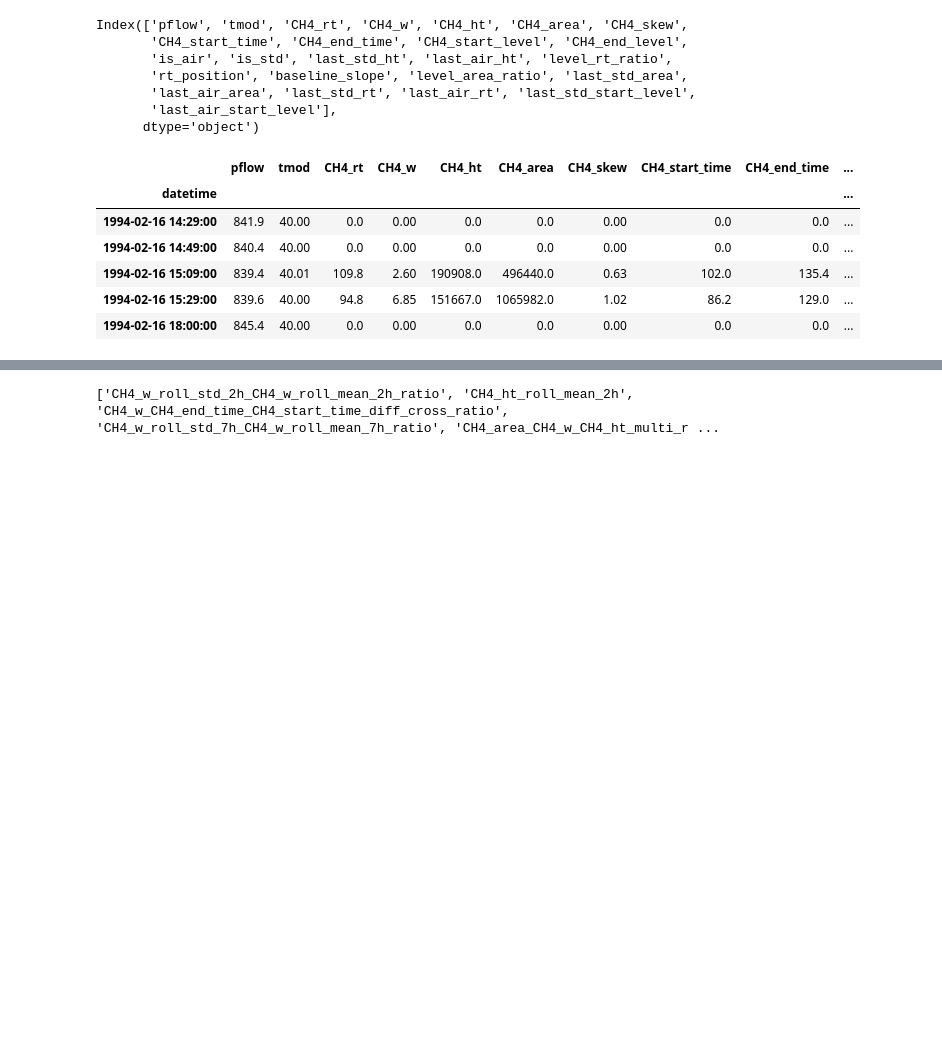
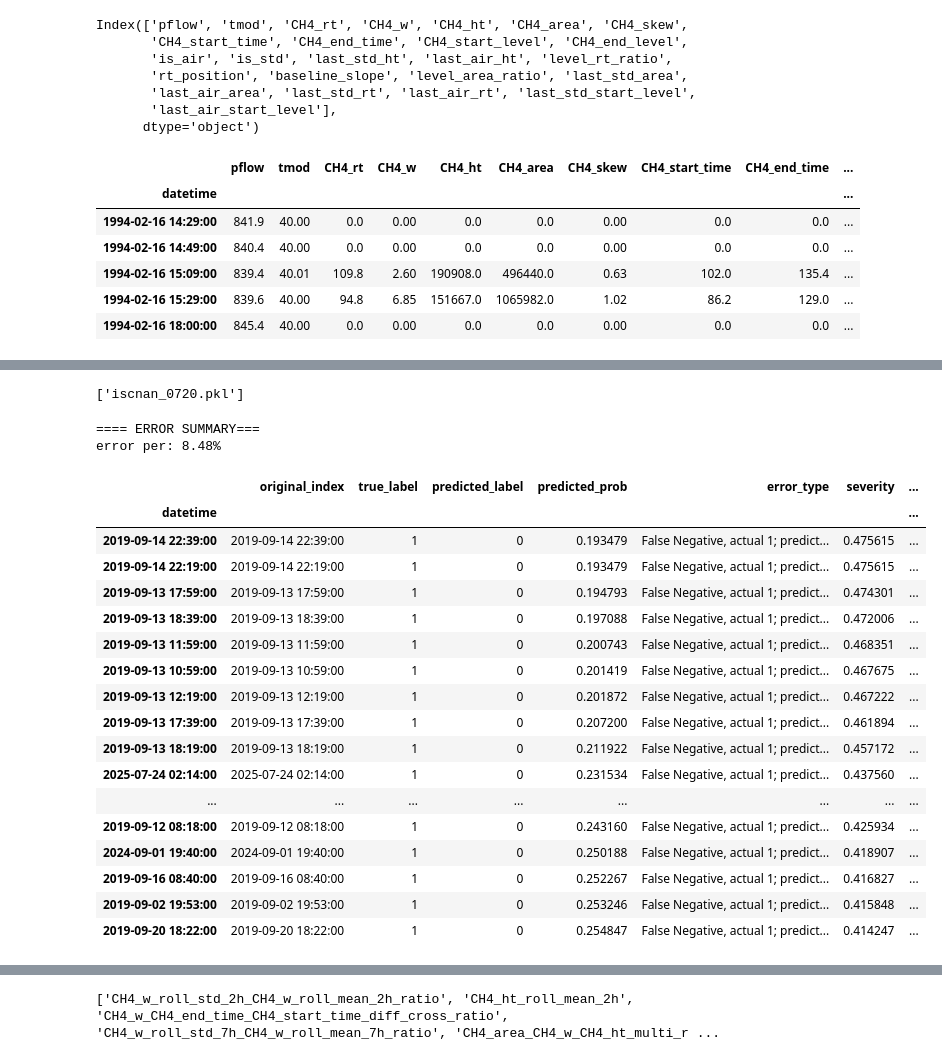
Before and after one commit to mcodcatyu/research_project, a Jupyter notebook: mhd/isnan_flag_all_v1.ipynb, the cells around one changed output, grey strips where cells are left out. Cells and saved outputs as stored; diff of their text form; code cells hidden in the pictures; blank space fills up the shorter version.

```diff
--- a/mhd/isnan_flag_all_v1.ipynb
+++ b/mhd/isnan_flag_all_v1.ipynb
@@ -566,0 +614,58 @@ All Done!
+# %%
+joblib.dump(grid.best_estimator_, 'iscnan_0720.pkl')
+# %% [output]
+['iscnan_0720.pkl']
+# %%
+best_threshold
+y_prob = grid.best_estimator_.predict_proba(X_test_final)[:, 1]
+y_proba_best = (y_prob >= best_threshold).astype(int)
+
+analysis_df = pd.DataFrame({
+    'original_index': X_test_final.index,
+    'true_label': y_test.values,
+    'predicted_label': y_proba_best,
+    'predicted_prob': y_prob
+}, index=X_test_final.index)
+
+errors_df = analysis_df[analysis_df['true_label'] != analysis_df['predicted_label']].copy()
+
+def error_type(row):
+    if row['true_label'] == 1 and row['predicted_label'] == 0:
+        return 'False Negative, actual 1; predicted 0'
+    elif row['true_label'] == 0 and row['predicted_label'] == 1:
+        return 'False Positive, actual 0; predicted 1'
+
+errors_df['error_type'] = errors_df.apply(error_type, axis=1)
+
+errors_df['severity'] = (errors_df['predicted_prob'] - best_threshold).abs()
+
+errors_df = errors_df.join(X_test_final)
+
+errors_df = errors_df.sort_values(by='severity', ascending=False)
+
+print('==== ERROR SUMMARY===')
+print(f'error per: {len(errors_df)/len(X_test_final):.2%}')
+
+#errors_df.to_csv('error_analysis_with_index.csv', index=True)
+errors_df.head(20)
+# %% [output]
+==== ERROR SUMMARY===
+error per: 8.48%
+|  | original_index | true_label | predicted_label | predicted_prob | error_type | severity | ... |
+| datetime |  |  |  |  |  |  | ... |
+| 2019-09-14 22:39:00 | 2019-09-14 22:39:00 | 1 | 0 | 0.193479 | False Negative, actual 1; predict... | 0.475615 | ... |
+| 2019-09-14 22:19:00 | 2019-09-14 22:19:00 | 1 | 0 | 0.193479 | False Negative, actual 1; predict... | 0.475615 | ... |
+| 2019-09-13 17:59:00 | 2019-09-13 17:59:00 | 1 | 0 | 0.194793 | False Negative, actual 1; predict... | 0.474301 | ... |
+| 2019-09-13 18:39:00 | 2019-09-13 18:39:00 | 1 | 0 | 0.197088 | False Negative, actual 1; predict... | 0.472006 | ... |
+| 2019-09-13 11:59:00 | 2019-09-13 11:59:00 | 1 | 0 | 0.200743 | False Negative, actual 1; predict... | 0.468351 | ... |
+| 2019-09-13 10:59:00 | 2019-09-13 10:59:00 | 1 | 0 | 0.201419 | False Negative, actual 1; predict... | 0.467675 | ... |
+| 2019-09-13 12:19:00 | 2019-09-13 12:19:00 | 1 | 0 | 0.201872 | False Negative, actual 1; predict... | 0.467222 | ... |
+| 2019-09-13 17:39:00 | 2019-09-13 17:39:00 | 1 | 0 | 0.207200 | False Negative, actual 1; predict... | 0.461894 | ... |
+| 2019-09-13 18:19:00 | 2019-09-13 18:19:00 | 1 | 0 | 0.211922 | False Negative, actual 1; predict... | 0.457172 | ... |
+| 2025-07-24 02:14:00 | 2025-07-24 02:14:00 | 1 | 0 | 0.231534 | False Negative, actual 1; predict... | 0.437560 | ... |
+| ... | ... | ... | ... | ... | ... | ... | ... |
+| 2019-09-12 08:18:00 | 2019-09-12 08:18:00 | 1 | 0 | 0.243160 | False Negative, actual 1; predict... | 0.425934 | ... |
+| 2024-09-01 19:40:00 | 2024-09-01 19:40:00 | 1 | 0 | 0.250188 | False Negative, actual 1; predict... | 0.418907 | ... |
+| 2019-09-16 08:40:00 | 2019-09-16 08:40:00 | 1 | 0 | 0.252267 | False Negative, actual 1; predict... | 0.416827 | ... |
+| 2019-09-02 19:53:00 | 2019-09-02 19:53:00 | 1 | 0 | 0.253246 | False Negative, actual 1; predict... | 0.415848 | ... |
+| 2019-09-20 18:22:00 | 2019-09-20 18:22:00 | 1 | 0 | 0.254847 | False Negative, actual 1; predict... | 0.414247 | ... |
```
Also changed, not shown: parts of 11 cells of this notebook, 7 other files.
